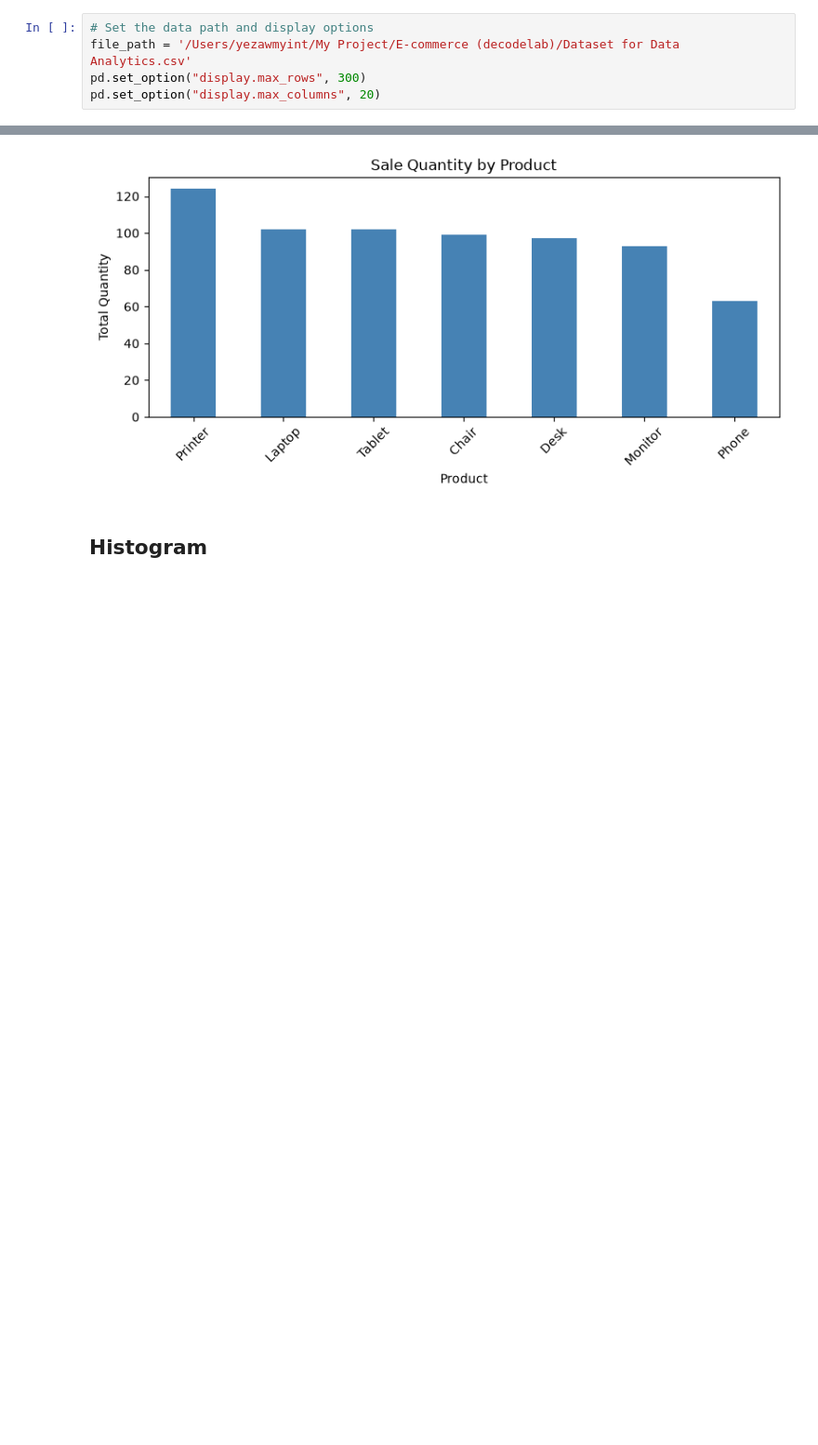
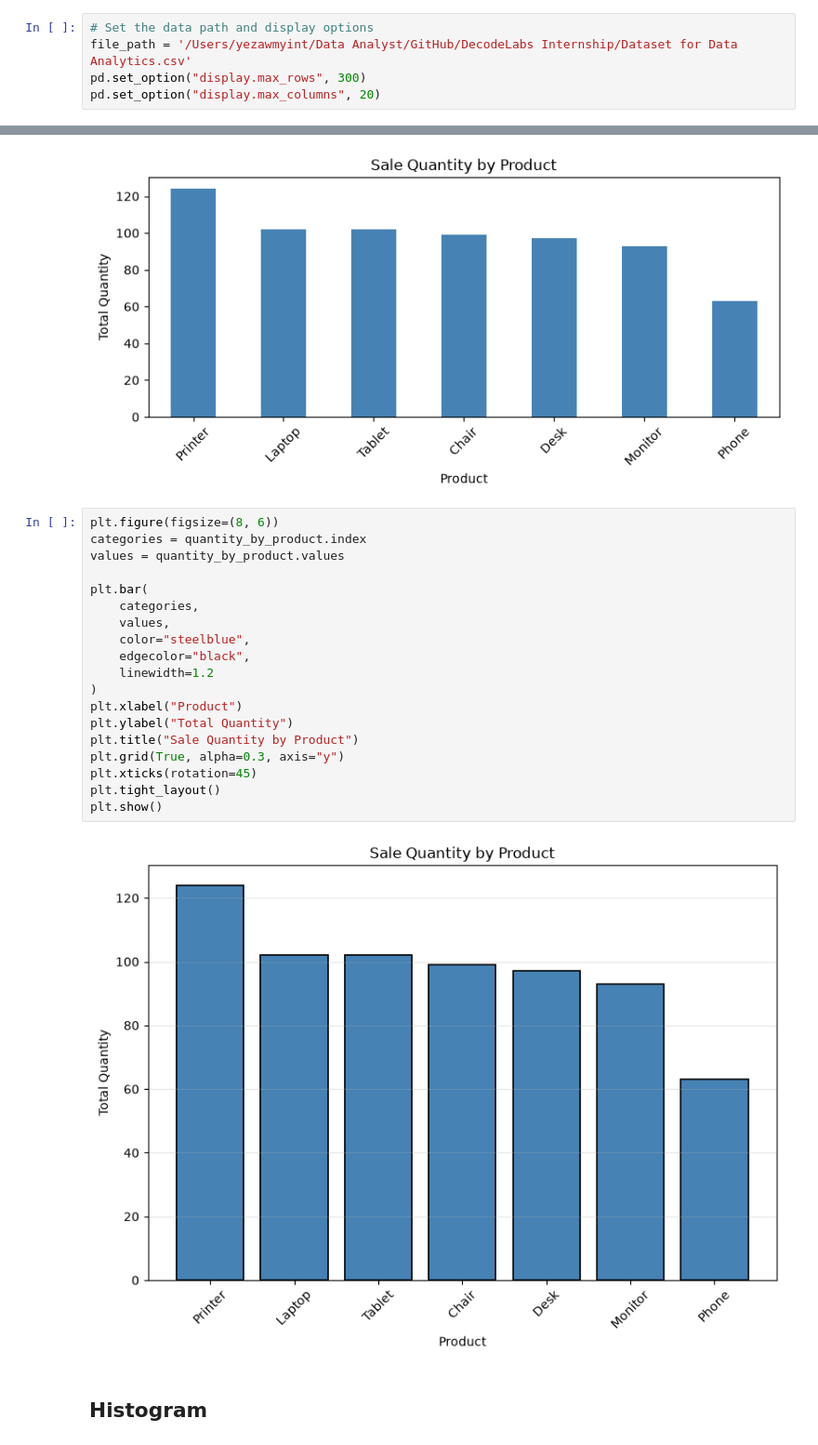
Before and after one commit to yezaw-zafki/DecodeLabs-Internship, a Jupyter notebook: Decodelab Data.ipynb, the cells around one changed output, grey strips where cells are left out. Shown at 93% size. Drawn from its saved outputs; the diff is of its cells as text; blank space fills up the shorter version.

```diff
--- a/Decodelab Data.ipynb
+++ b/Decodelab Data.ipynb
@@ -11,6 +11,6 @@ import scipy.stats as stats
 # %%
 # Set the data path and display options
-file_path = '/Users/yezawmyint/My Project/E-commerce (decodelab)/Dataset for Data Analytics.csv'
+file_path = '/Users/yezawmyint/Data Analyst/GitHub/DecodeLabs Internship/Dataset for Data Analytics.csv'
 pd.set_option("display.max_rows", 300)
 pd.set_option("display.max_columns", 20)
 # %%
@@ -236,6 +236,27 @@ plt.tight_layout()
 plt.show()
 # %% [output]
 [figure]
+# %%
+plt.figure(figsize=(8, 6))
+categories = quantity_by_product.index
+values = quantity_by_product.values
+
+plt.bar(
+    categories,
+    values,
+    color="steelblue",
+    edgecolor="black",
+    linewidth=1.2
+)
+plt.xlabel("Product")
+plt.ylabel("Total Quantity")
+plt.title("Sale Quantity by Product")
+plt.grid(True, alpha=0.3, axis="y")
+plt.xticks(rotation=45)
+plt.tight_layout()
+plt.show()
+# %% [output]
+[figure, added]
 # %% [markdown]
 ## Histogram
 # %%
```
Also changed, not shown: parts of 3 cells of this notebook.
